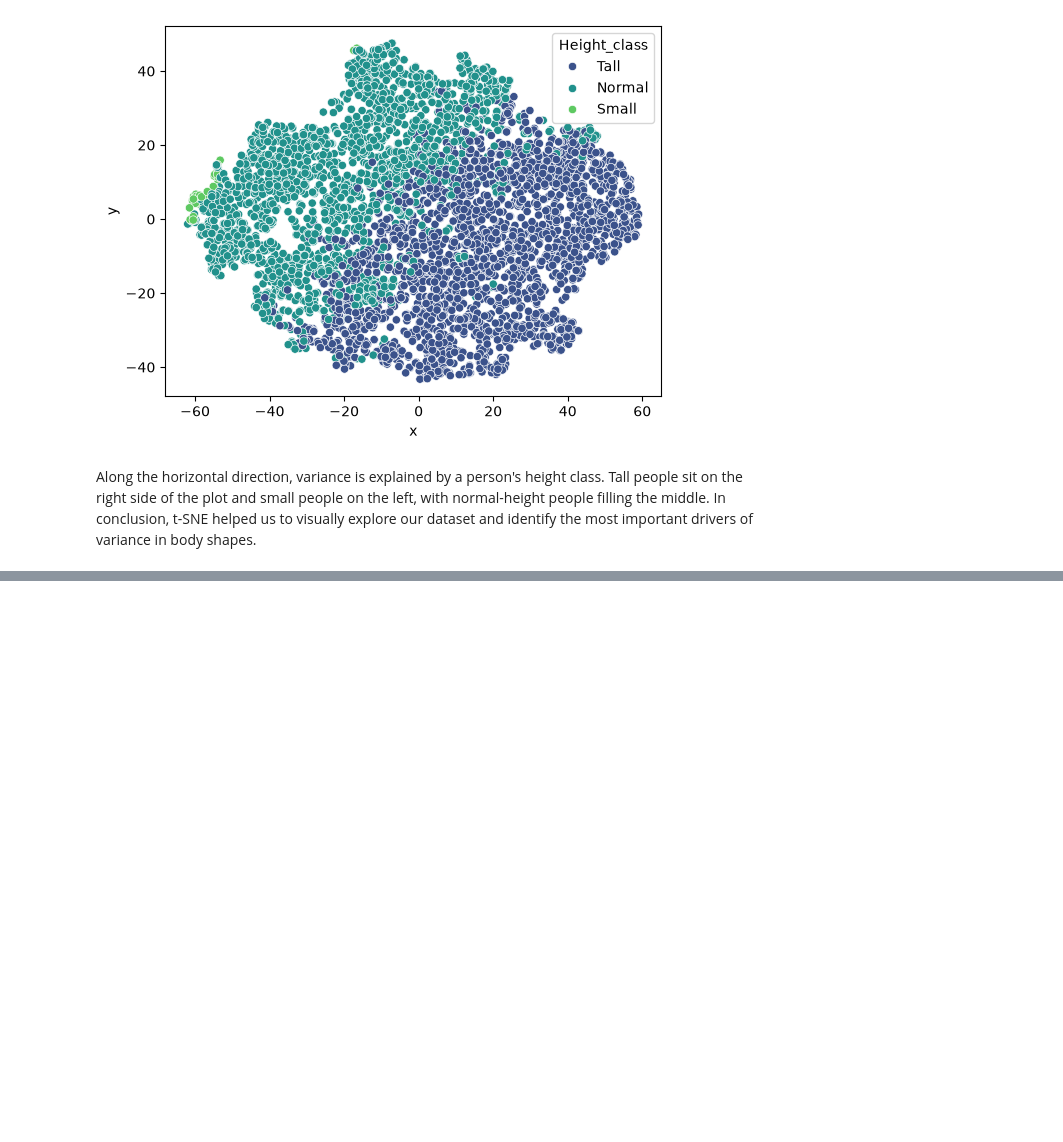
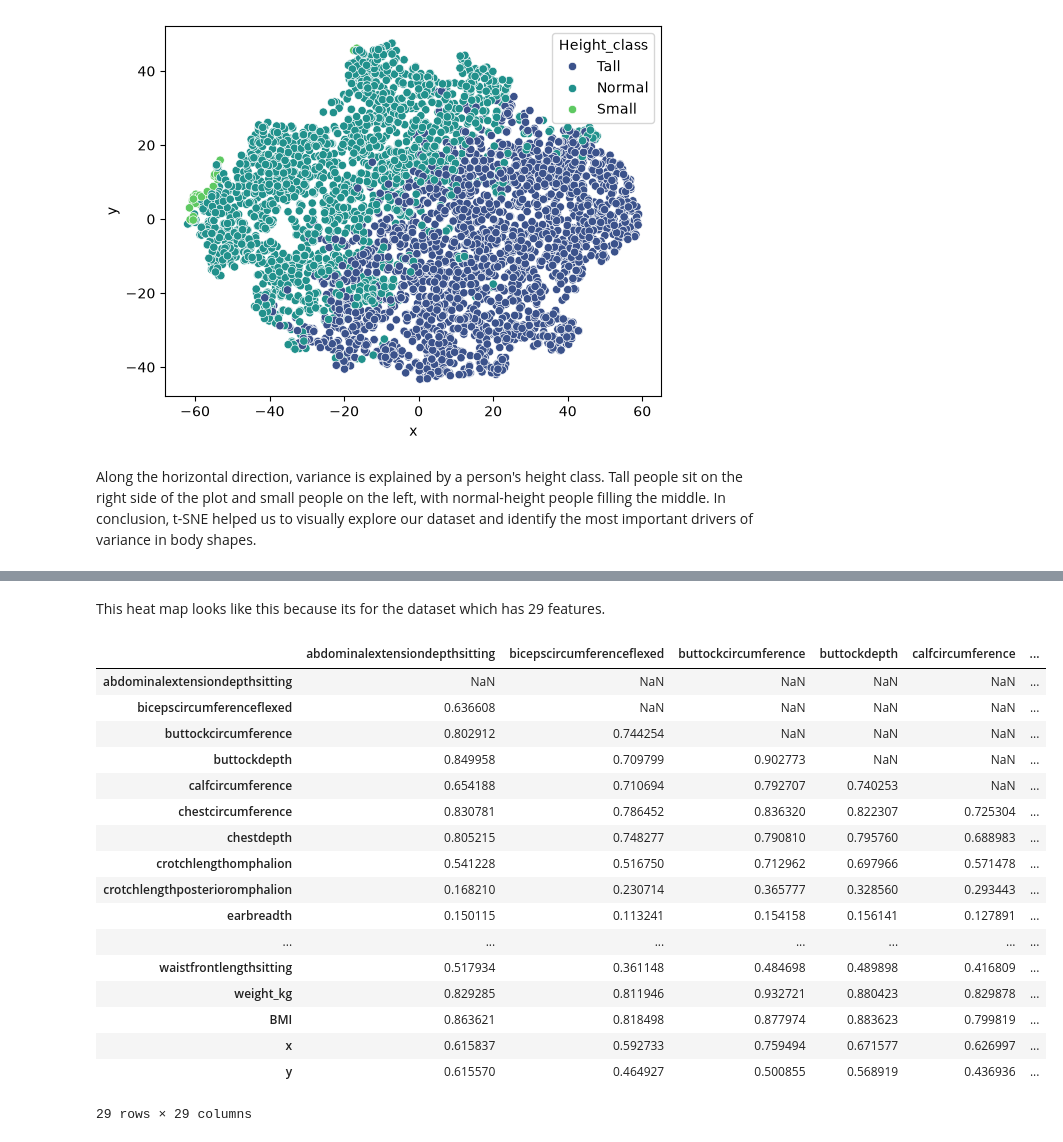
Before and after one commit to imgabrielas/How-To-Make-ML, a Jupyter notebook: tSNE/exercise.ipynb, the cells around one changed output, grey strips where cells are left out. Drawn from its saved outputs; the diff is of its cells as text; code cells hidden in the pictures; blank space fills up the shorter version.

```diff
--- a/tSNE/exercise.ipynb
+++ b/tSNE/exercise.ipynb
@@ -96,0 +164,30 @@ Along the horizontal direction, variance is explained by a person's height class
+# %% [markdown]
+This heat map looks like this because its for the dataset which has 29 features.
+# %%
+# Create positive correlation matrix
+corr_df = reduced_df.corr().abs()
+
+# Create and apply mask
+mask = np.triu(np.ones_like(corr_df, dtype=bool))
+tri_df = corr_df.mask(mask)
+
+tri_df
+# %% [output]
+|  | abdominalextensiondepthsitting | bicepscircumferenceflexed | buttockcircumference | buttockdepth | calfcircumference | ... |
+| abdominalextensiondepthsitting | NaN | NaN | NaN | NaN | NaN | ... |
+| bicepscircumferenceflexed | 0.636608 | NaN | NaN | NaN | NaN | ... |
+| buttockcircumference | 0.802912 | 0.744254 | NaN | NaN | NaN | ... |
+| buttockdepth | 0.849958 | 0.709799 | 0.902773 | NaN | NaN | ... |
+| calfcircumference | 0.654188 | 0.710694 | 0.792707 | 0.740253 | NaN | ... |
+| chestcircumference | 0.830781 | 0.786452 | 0.836320 | 0.822307 | 0.725304 | ... |
+| chestdepth | 0.805215 | 0.748277 | 0.790810 | 0.795760 | 0.688983 | ... |
+| crotchlengthomphalion | 0.541228 | 0.516750 | 0.712962 | 0.697966 | 0.571478 | ... |
+| crotchlengthposterioromphalion | 0.168210 | 0.230714 | 0.365777 | 0.328560 | 0.293443 | ... |
+| earbreadth | 0.150115 | 0.113241 | 0.154158 | 0.156141 | 0.127891 | ... |
+| ... | ... | ... | ... | ... | ... | ... |
+| waistfrontlengthsitting | 0.517934 | 0.361148 | 0.484698 | 0.489898 | 0.416809 | ... |
+| weight_kg | 0.829285 | 0.811946 | 0.932721 | 0.880423 | 0.829878 | ... |
+| BMI | 0.863621 | 0.818498 | 0.877974 | 0.883623 | 0.799819 | ... |
+| x | 0.615837 | 0.592733 | 0.759494 | 0.671577 | 0.626997 | ... |
+| y | 0.615570 | 0.464927 | 0.500855 | 0.568919 | 0.436936 | ... |
+29 rows × 29 columns
```
Also changed, not shown: parts of 9 cells of this notebook.
